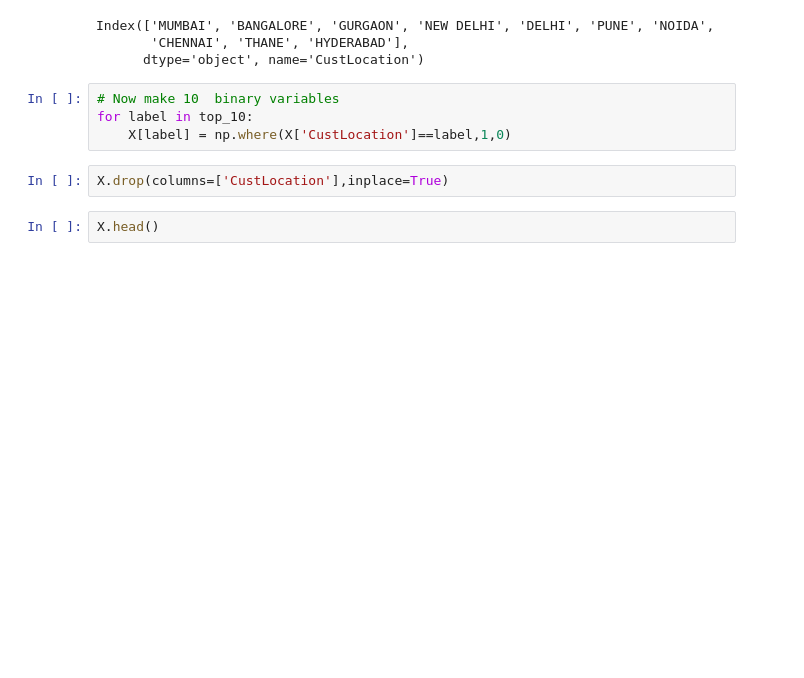
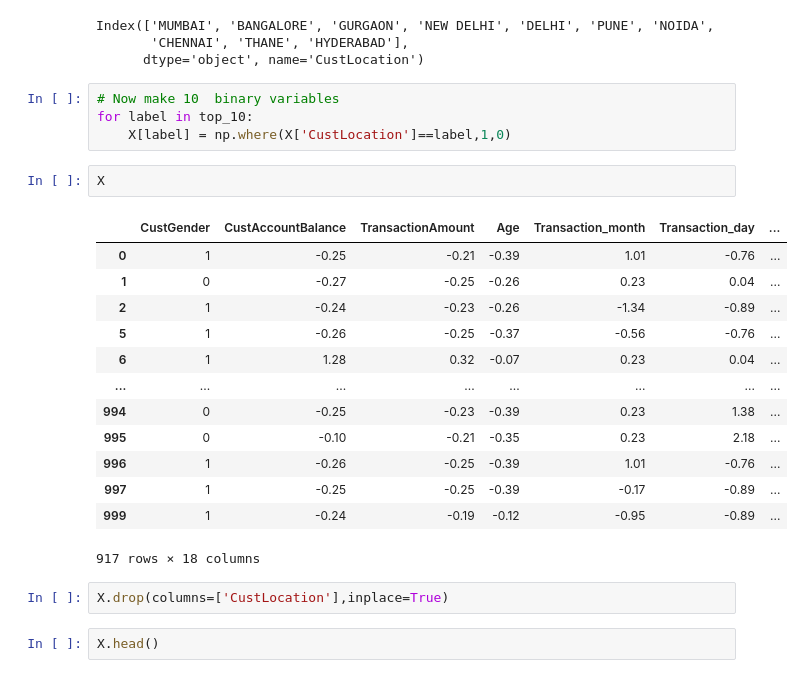
Before and after one commit to omkar-max/K-means-Clustering, a Jupyter notebook: Clustering/Bank_Clustering.ipynb, the cells around one changed output. Saved outputs shown, nothing was run; the diff lists cells and outputs as text; blank space fills up the shorter version.

```diff
--- a/Clustering/Bank_Clustering.ipynb
+++ b/Clustering/Bank_Clustering.ipynb
@@ -326,6 +326,22 @@ Index(['MUMBAI', 'BANGALORE', 'GURGAON', 'NEW DELHI', 'DELHI', 'PUNE', 'NOIDA',
 # Now make 10  binary variables
 for label in top_10:
     X[label] = np.where(X['CustLocation']==label,1,0)
+# %%
+X
+# %% [output]
+|  | CustGender | CustAccountBalance | TransactionAmount | Age | Transaction_month | Transaction_day | ... |
+| 0 | 1 | -0.25 | -0.21 | -0.39 | 1.01 | -0.76 | ... |
+| 1 | 0 | -0.27 | -0.25 | -0.26 | 0.23 | 0.04 | ... |
+| 2 | 1 | -0.24 | -0.23 | -0.26 | -1.34 | -0.89 | ... |
+| 5 | 1 | -0.26 | -0.25 | -0.37 | -0.56 | -0.76 | ... |
+| 6 | 1 | 1.28 | 0.32 | -0.07 | 0.23 | 0.04 | ... |
+| ... | ... | ... | ... | ... | ... | ... | ... |
+| 994 | 0 | -0.25 | -0.23 | -0.39 | 0.23 | 1.38 | ... |
+| 995 | 0 | -0.10 | -0.21 | -0.35 | 0.23 | 2.18 | ... |
+| 996 | 1 | -0.26 | -0.25 | -0.39 | 1.01 | -0.76 | ... |
+| 997 | 1 | -0.25 | -0.25 | -0.39 | -0.17 | -0.89 | ... |
+| 999 | 1 | -0.24 | -0.19 | -0.12 | -0.95 | -0.89 | ... |
+917 rows × 18 columns
 # %%
 X.drop(columns=['CustLocation'],inplace=True)
 # %%
```
Also changed, not shown: 4 other files.
